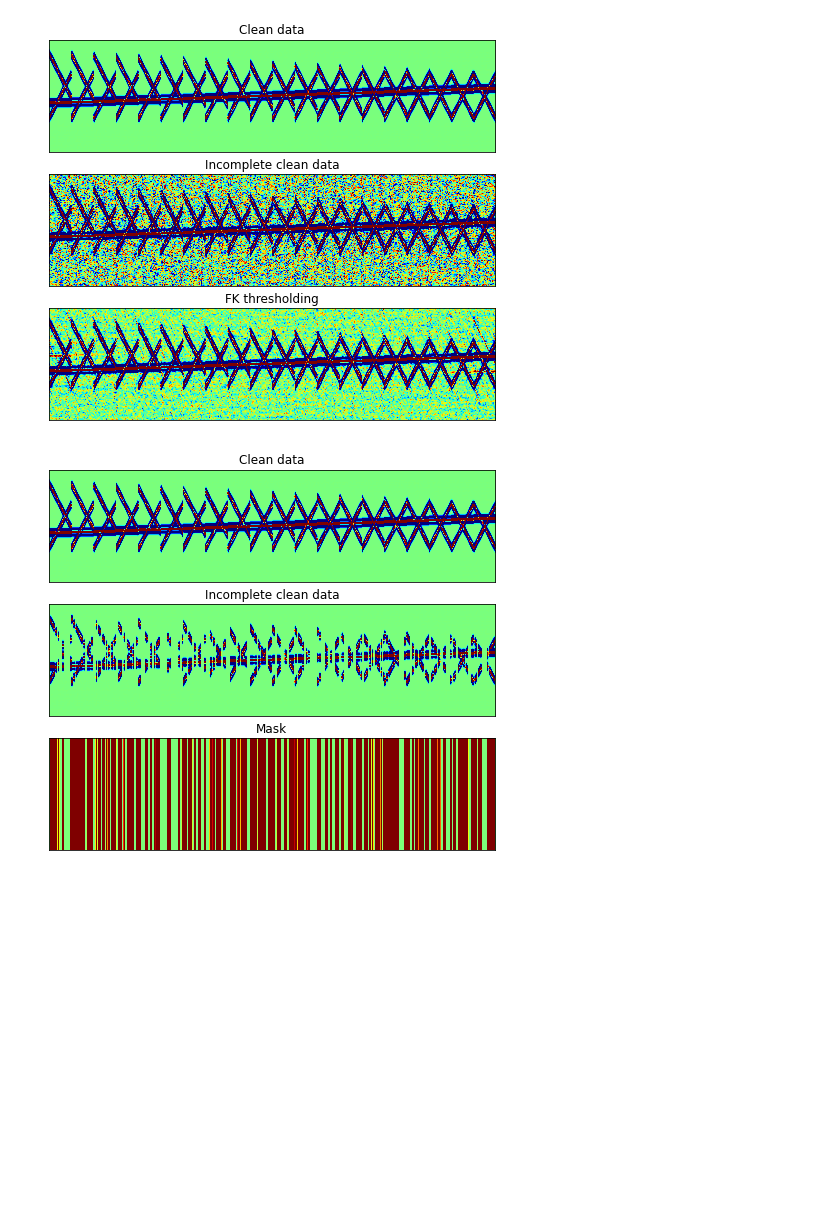
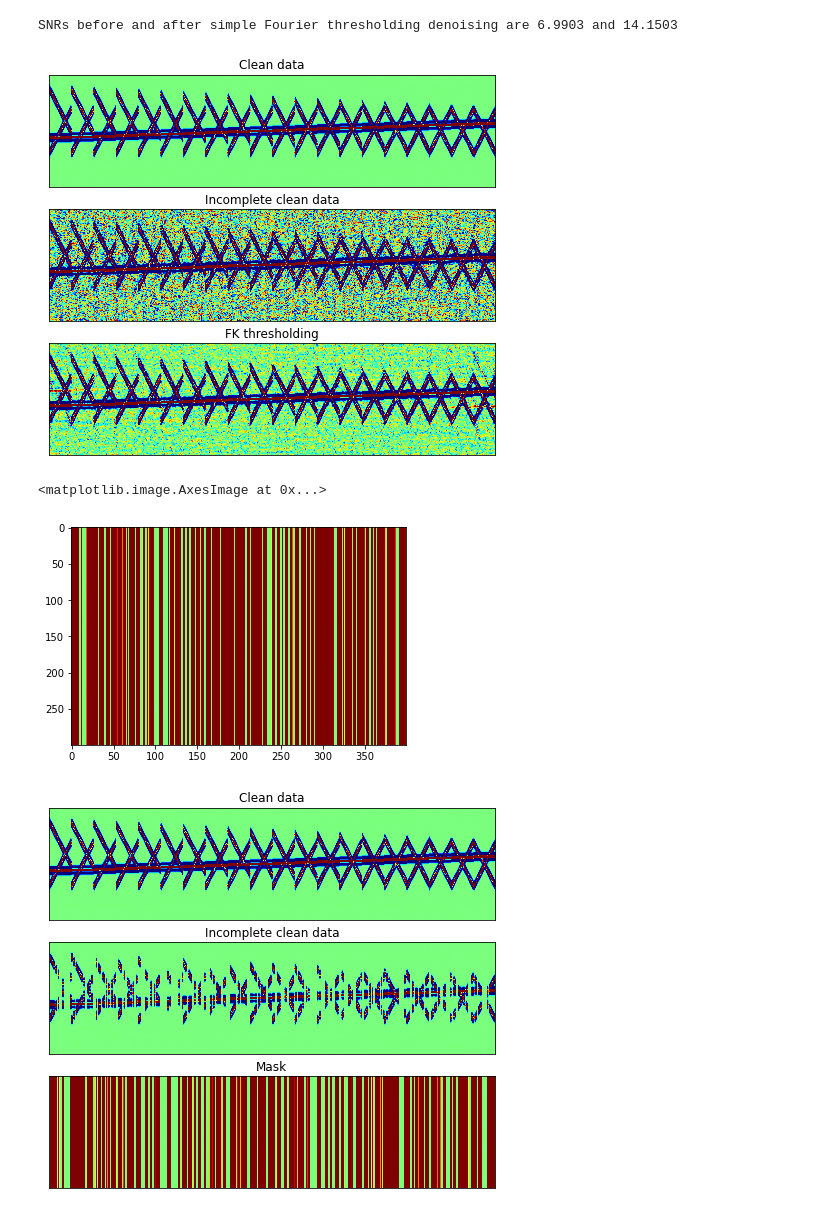
Before and after one commit to chenyk1990/geo-class, a Jupyter notebook: multi-dim-ana/Seismic_reconstruction.ipynb, the cells around one changed output. Saved outputs shown, nothing was run; the diff lists cells and outputs as text; code cells hidden in the pictures; blank space fills up the shorter version.

```diff
--- a/multi-dim-ana/Seismic_reconstruction.ipynb
+++ b/multi-dim-ana/Seismic_reconstruction.ipynb
@@ -58,16 +113,69 @@ dc=shot
 # %%
-## Denoising only
+## Simple denoising
+def csign(x):
+    #sign function for complex value
+    return x/(abs(x)+0.00000000001)
 
-np.random.seed(202223);
-[n1,n2,n3]=dc.shape;
-dn=dc+0.1*np.random.randn(n1,n2,n3)
+## define the thresholding function
+def pthresh(x,sorh='ps',t=5):
+    y=x.copy()
+    import numpy as np
+    if sorh == 's':
+        tmp=(np.abs(x)-t);
+        tmp=(tmp+np.abs(tmp))/2;
+        if x.dtype=='complex':
+            y=csign(x)*tmp;
+        else:
+            y=np.sign(x)*tmp;
+        ## HERE, very important, took very long to figure out the problem
+        ## Cannot use numpy.sign because:
+        ## There is more than one definition of sign in common use for complex numbers. The definition used here (in numpy) is equivalent to x/sqrt(x*x) which is different from a common alternative, x/abs(x).
+
+    elif sorh == 'h':
+        y=x*(np.abs(x)>t);
+    elif sorh == 'ps':
+        tmp=np.abs(x).flatten();
+        t=np.percentile(tmp,100-t);
+        thr=t;
+        tmp=(np.abs(x)-t);
+        tmp=(tmp+np.abs(tmp))/2;
+
+        if x.dtype=='complex':
+            y=csign(x)*tmp;
+        else:
+            y=np.sign(x)*tmp;
+
+    elif sort == 'ph':
+        tmp=np.abs(x).reshape(1,x.size);
+        t=np.percentile(tmp,100-t);
+        thr=t;
+        y=x*(np.abs(x)>t);
+    else:
+        print('Invalid argument value.');
+    return y
+
+def fkt(D,sorh='ps',thr=5):
+    from scipy.fft import fftn,ifftn
+    D1=ifftn(pthresh(fftn(D),sorh,thr));
+    D1=np.real(D1);
+    return D1
+
+def snr(g,f):
+    '''
+    SNR: calculate the signal-to-noise ratio (SNR)
+    '''
+    import numpy as np
+    psnr = 20.*np.log10(np.linalg.norm(g[:])/np.linalg.norm(g[:]-f[:]));
+    return psnr
 
 dnfk=fkt(dn,'ps',50);
 
-import scipy
-from scipy import io
-datas = {"dn":dn,'dnfk':dnfk,'dnfft':fftn(dn),'dnfftthr':pthresh(fftn(dn),'ps',50),'t':np.percentile(np.abs(fftn(dn)).flatten(),50),'test':pthresh(fftn(dn),'s',29.8539)}
-scipy.io.savemat("datas_fkthr.mat", datas)
+# import scipy
+# from scipy import io
+# datas = {"dn":dn,'dnfk':dnfk,'dnfft':fftn(dn),'dnfftthr':pthresh(fftn(dn),'ps',50),'t':np.percentile(np.abs(fftn(dn)).flatten(),50),'test':pthresh(fftn(dn),'s',29.8539)}
+# scipy.io.savemat("datas_fkthr.mat", datas)
+
+print("SNRs before and after simple Fourier thresholding denoising are %g and %g\n"%(snr(dc,dn),snr(dc,dnfk)))
 
 fig = plt.figure(figsize=(8, 7))
 ax=fig.add_subplot(3, 1, 1)
@@ -82,13 +190,22 @@ ax=fig.add_subplot(3, 1, 3)
 plt.imshow(dnfk.transpose(0,2,1).reshape(n1,n2*n3),cmap='jet',clim=(-0.1, 0.1),aspect='auto');ax.set_xticks([]);ax.set_yticks([]);
 plt.title('FK thresholding');
 # %% [output]
+SNRs before and after simple Fourier thresholding denoising are 6.9903 and 14.1503
 [figure]
 # %%
-## decimate traces
+## Create sampling operator (mask)
 ratio=0.5;
 mask=pd.genmask(dn.reshape(n1,n2*n3,order='F'),ratio,'c',201415);
 mask=mask.reshape(n1,n2,n3,order='F');
+
+## decimate traces and create incomplete data
 d0=dc*mask;
+
+plt.figure();
+plt.imshow(mask.reshape(300,20*20,order='F'),cmap='jet',clim=(-0.1, 0.1),aspect='auto')
+# %% [output]
+<matplotlib.image.AxesImage at 0x...>
+[figure, added]
 # %%
 fig = plt.figure(figsize=(8, 7))
 ax=fig.add_subplot(3, 1, 1)
```
Also changed, not shown: parts of 22 cells of this notebook.
